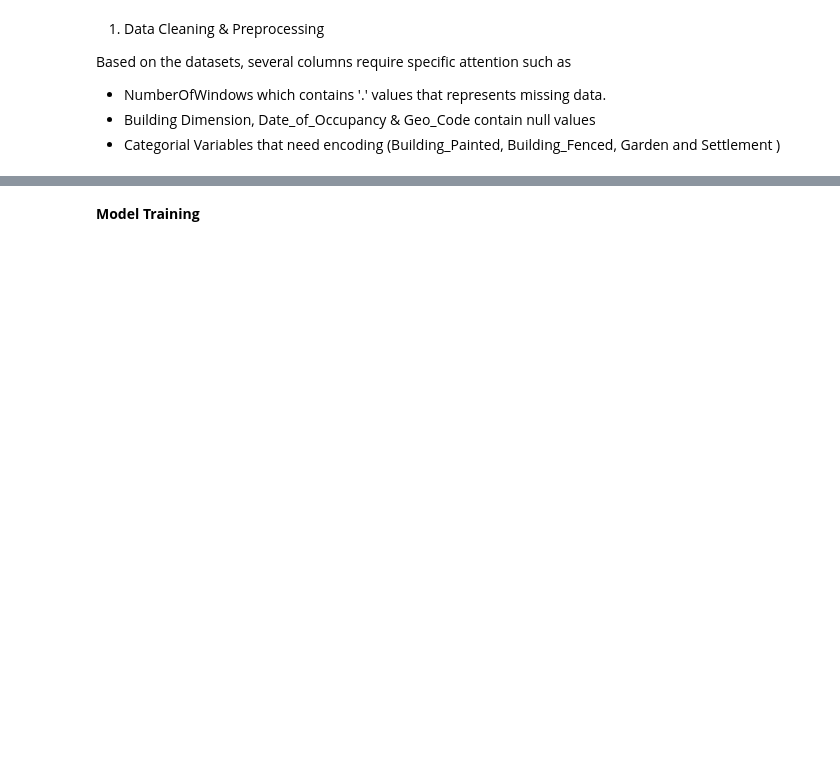
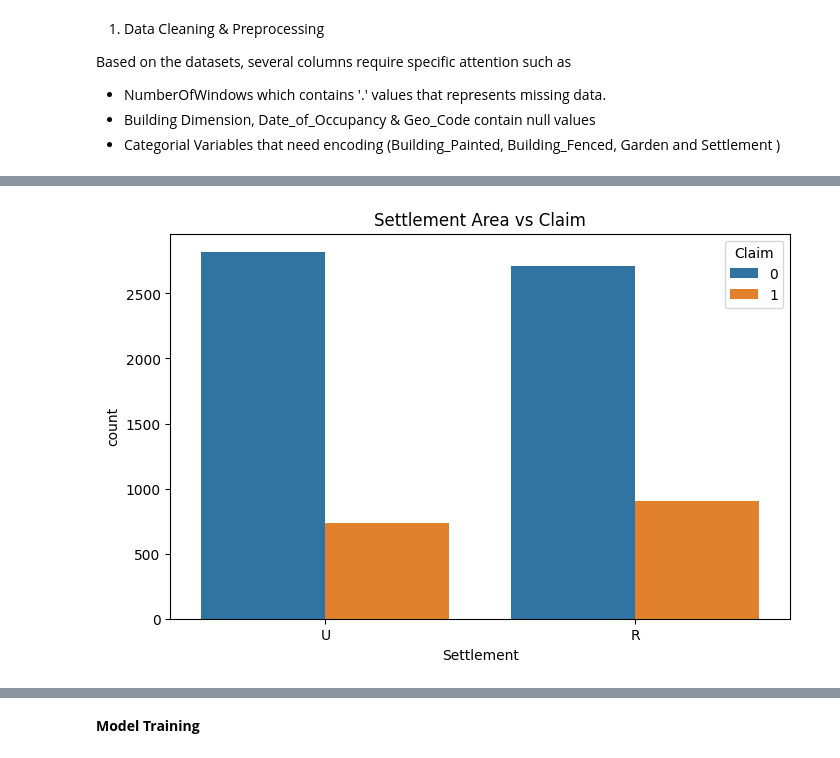
Before and after one commit to Mkof37/AINOW_DSML_PROJECT, a Jupyter notebook: Capstone_Mojisola.ipynb, the cells around one changed output, grey strips where cells are left out. Cells and saved outputs as stored; diff of their text form; code cells hidden in the pictures; blank space fills up the shorter version.

```diff
--- a/Capstone_Mojisola.ipynb
+++ b/Capstone_Mojisola.ipynb
@@ -80,3 +119,11 @@ train_ds['Geo_Code'] =train_ds['Geo_Code'].fillna(train_ds['Geo_Code'].mode()[0]
+# %%
+#Plot 4: Settlement vs Claim
+plt.figure(figsize=(8, 5))
+sns.countplot(x='Settlement', hue='Claim', data=train_ds)
+plt.title('Settlement Area vs Claim')
+plt.savefig('Settlement_vs_claim.png')
+# %% [output]
+[figure, added]
 # %%
 # --- 2. Feature Engineering ---
 
```
Also changed, not shown: parts of 15 cells of this notebook.
